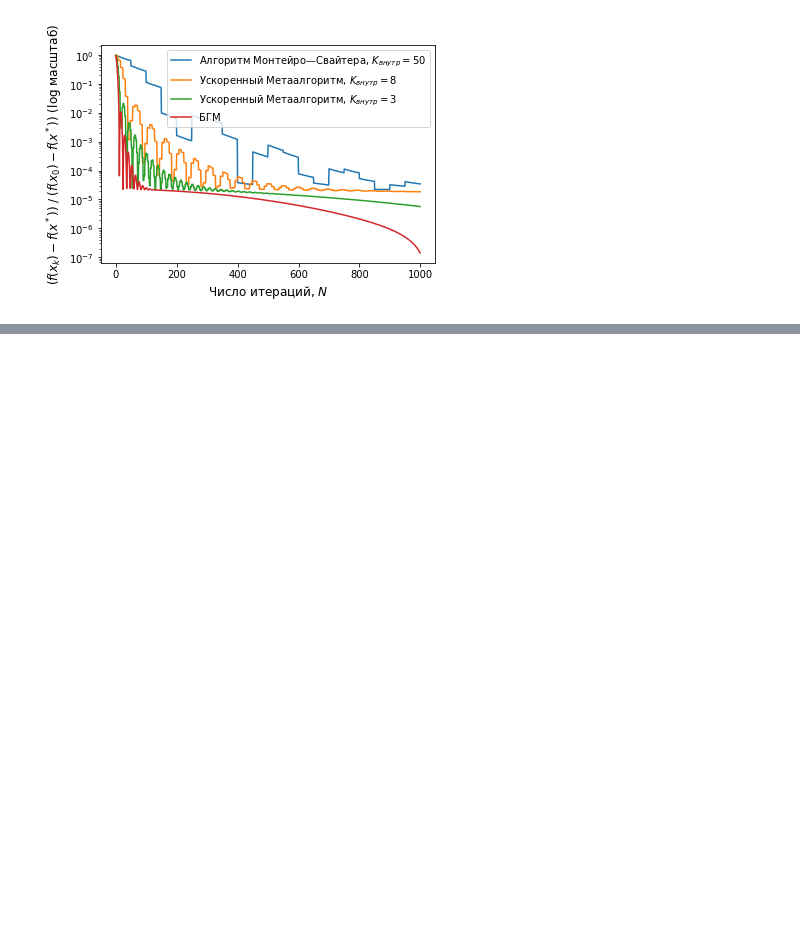
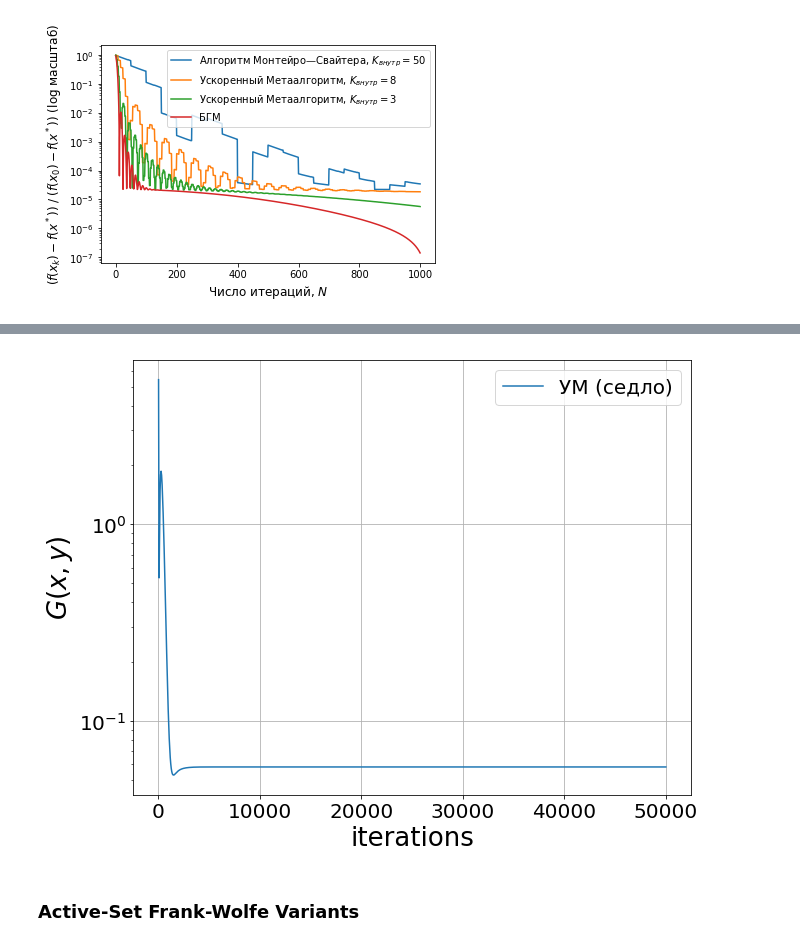
Before and after one commit to VladislavTominin/optimization_project3, a Jupyter notebook: meta-algorithm-vs-ms.ipynb, the cells around one changed output, grey strips where cells are left out. Saved outputs shown, nothing was run; the diff lists cells and outputs as text; code cells hidden in the pictures; blank space fills up the shorter version.

```diff
--- a/meta-algorithm-vs-ms.ipynb
+++ b/meta-algorithm-vs-ms.ipynb
@@ -792,0 +800,4 @@ plt.show()
+# %%
+np.random.seed(42)
+mu = 3
+n = 100
@@ -792,0 +889,3 @@ plt.show()
+# %%
+max_iter_inner = 50
+conv_x, conv_y = minmax(G, np.random.randn(n), np.random.randn(n), 5*mu, mu, mu, 1e-5, 1000, max_iter_inner)
@@ -792,0 +913,16 @@ plt.show()
+# %%
+x_um = np.linspace(1, len(conv_x), len(conv_x))
+y_um = [abs(G(conv_x[i], conv_y[i]) - G(x_star, y_star)) for i in range(len(conv_x))]
+
+plt.figure(figsize=(10, 8))
+plt.semilogy(np.linspace(1, len(conv_x), len(conv_x))*max_iter_inner,[abs(G(conv_x[i], conv_y[i]) - G(x_star, y_star)) for i in range(len(conv_x))],  label = 'УМ (седло)')
+plt.legend(fontsize=20)
+plt.xlabel(r"iterations", fontsize=26)
+plt.ylabel(r"$G(x, y)$", fontsize=26)
+plt.xticks(fontsize=20)
+plt.yticks(fontsize=20)
+plt.grid(True)
+# %% [output]
+[figure, added]
+# %% [markdown]
+### Active-Set Frank-Wolfe Variants
```
Also changed, not shown: parts of 9 cells of this notebook.
